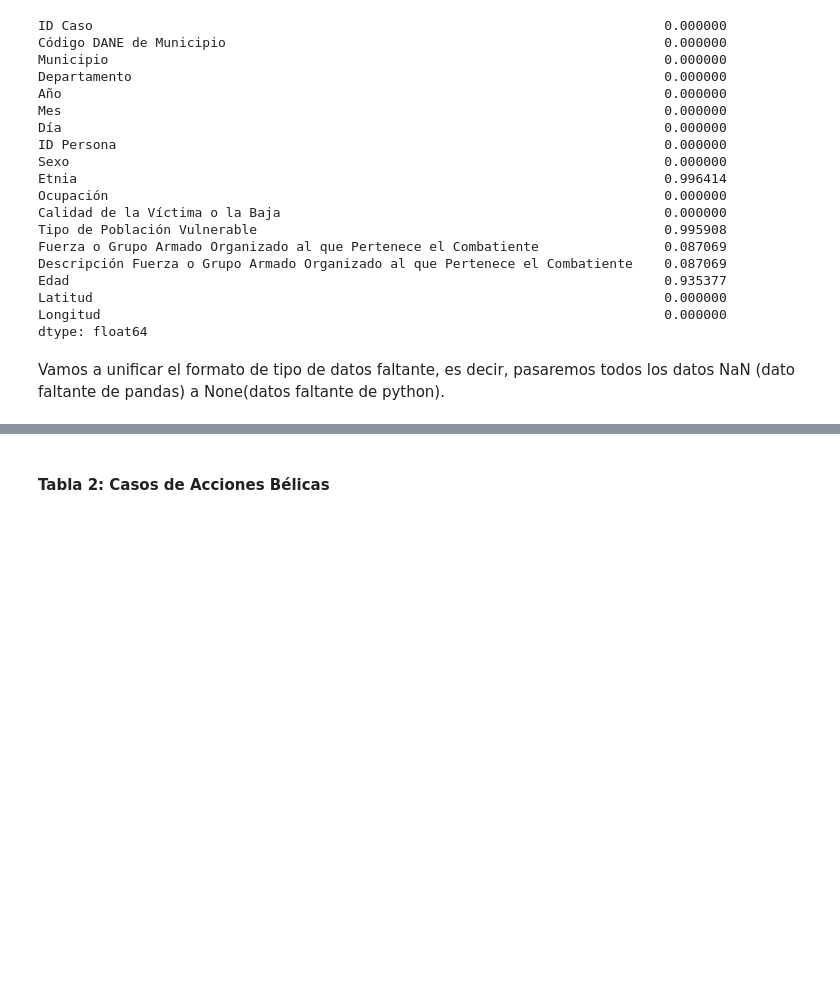
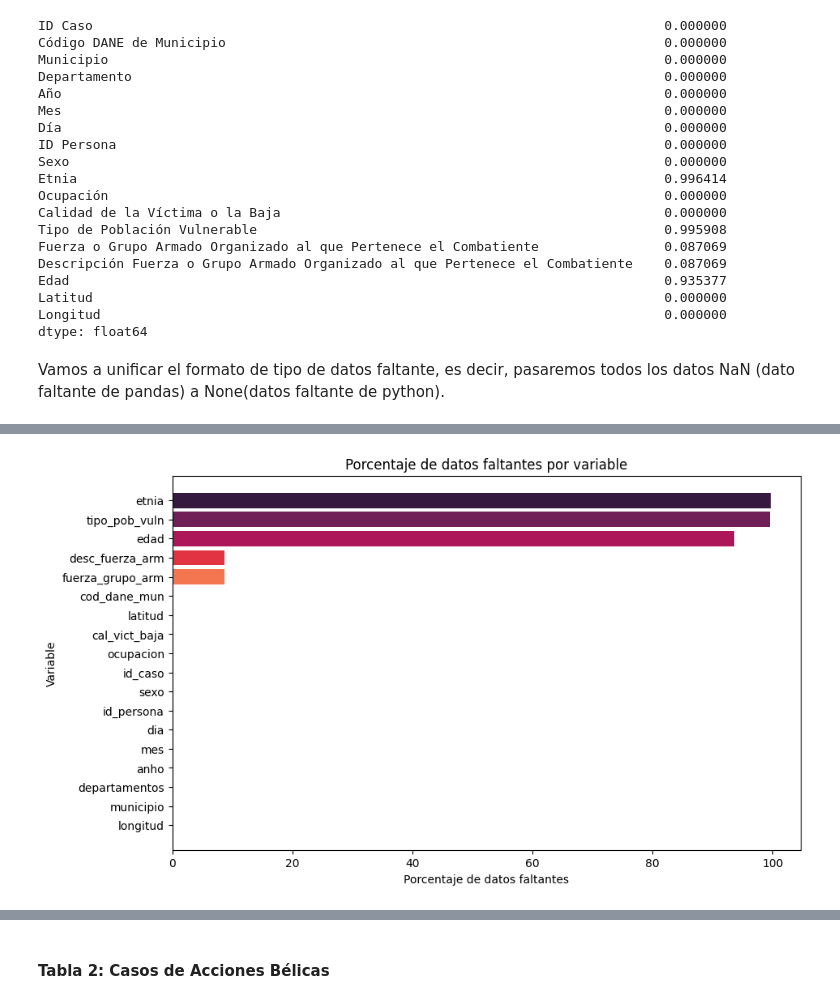
Before and after one commit to RandolphPeralta/SeminarioEstadistica, a Jupyter notebook: Actividad2.ipynb, the cells around one changed output, grey strips where cells are left out. Saved outputs shown, nothing was run; the diff lists cells and outputs as text; code cells hidden in the pictures; blank space fills up the shorter version.

Commit message:
Avance analisis datos faltantes

```diff
--- a/Actividad2.ipynb
+++ b/Actividad2.ipynb
@@ -422,3 +422,20 @@ Data columns (total 18 columns):
 dtypes: float64(2), int64(5), object(11)
 memory usage: 6.8+ MB
 None
+# %%
+import seaborn as sns
+import matplotlib.pyplot as plt
+
+missing_percentage = (victimasAB_df1.isnull().sum() / len(victimasAB_df1)) * 100
+missing_df = pd.DataFrame({'Variable': missing_percentage.index, 'Porcentaje_faltante': missing_percentage.values})
+missing_df = missing_df.sort_values(by='Porcentaje_faltante', ascending=False)
+plt.figure(figsize=(10, 6))
+paleta_colores = sns.color_palette("rocket")
+plt.barh(missing_df['Variable'], missing_df['Porcentaje_faltante'], color=paleta_colores)
+plt.xlabel('Porcentaje de datos faltantes')
+plt.ylabel('Variable')
+plt.title('Porcentaje de datos faltantes por variable')
+plt.gca().invert_yaxis()
+plt.show()
+# %% [output]
+[figure, added]
```
Also changed, not shown: parts of 14 cells of this notebook, 2 other files.
